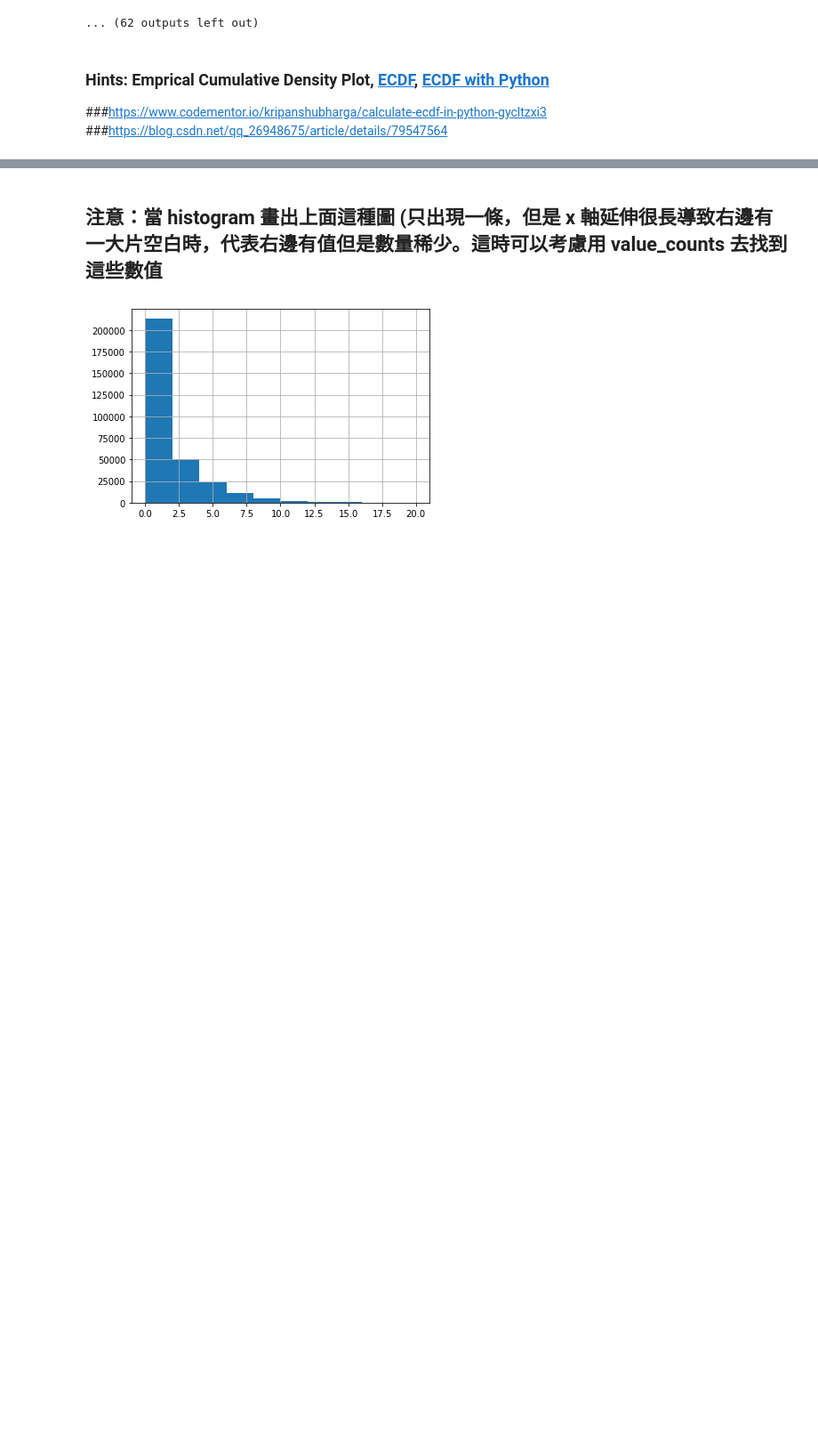
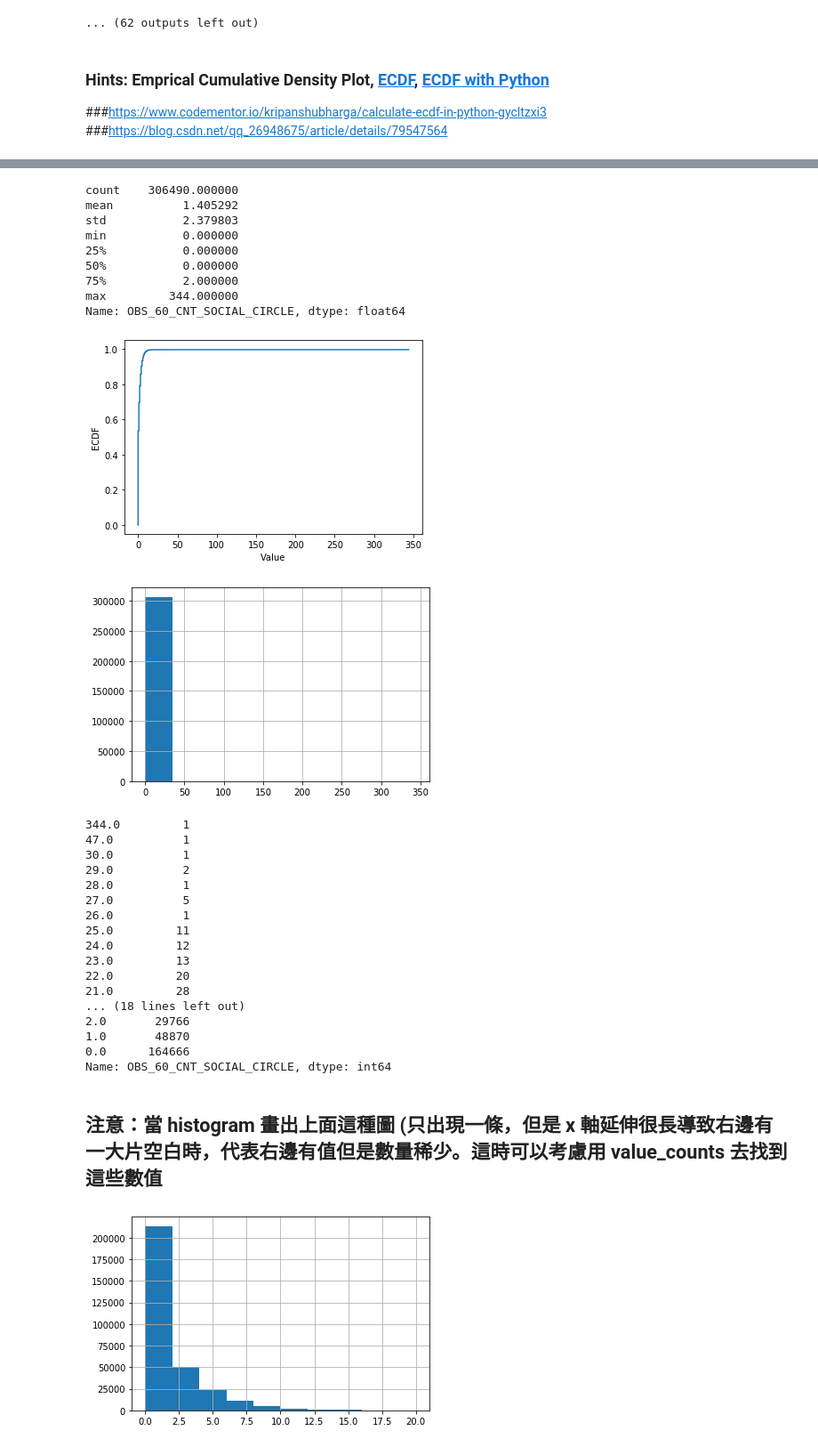
Before and after one commit to RichChang-programmingCenter/3rd-ML100Days, a Jupyter notebook: homework/Day_009_HW.ipynb, the cells around one changed output, grey strips where cells are left out. Shown at 89% size. Drawn from its saved outputs; the diff is of its cells as text; code cells hidden in the pictures; blank space fills up the shorter version.

```diff
--- a/homework/Day_009_HW.ipynb
+++ b/homework/Day_009_HW.ipynb
@@ -140,3 +171,49 @@ Name: REGION_POPULATION_RELATIVE, Length: 81, dtype: int64
+# %%
+# 最大值落在分布之外
+print(app_train['OBS_60_CNT_SOCIAL_CIRCLE'].describe())
+
+# 繪製 Empirical Cumulative Density Plot (ECDF)
+ecdf.index, ecdf.max = ecdf(app_train['OBS_60_CNT_SOCIAL_CIRCLE'])
+
+plt.plot(ecdf.index, ecdf.max)
+plt.xlabel('Value')
+plt.ylabel('ECDF')
+# plt.xlim([ecdf.index.min() * 0.95, ecdf.index.max() * 1.05]) --> Axis limits cannot be NaN or Inf
+plt.ylim([-0.05,1.05]) # 限制顯示圖片的範圍
+plt.show()
+
+app_train['OBS_60_CNT_SOCIAL_CIRCLE'].hist()
+plt.show()
+print(app_train['OBS_60_CNT_SOCIAL_CIRCLE'].value_counts().sort_index(ascending = False))
+# %% [output]
+count    306490.000000
+mean          1.405292
+std           2.379803
+min           0.000000
+25%           0.000000
+50%           0.000000
+75%           2.000000
+max         344.000000
+Name: OBS_60_CNT_SOCIAL_CIRCLE, dtype: float64
+[figure, added]
+[figure, added]
+344.0         1
+47.0          1
+30.0          1
+29.0          2
+28.0          1
+27.0          5
+26.0          1
+25.0         11
+24.0         12
+23.0         13
+22.0         20
+21.0         28
+... (18 lines left out)
+2.0       29766
+1.0       48870
+0.0      164666
+Name: OBS_60_CNT_SOCIAL_CIRCLE, dtype: int64
 # %% [markdown]
 ## 注意：當 histogram 畫出上面這種圖 (只出現一條，但是 x 軸延伸很長導致右邊有一大片空白時，代表右邊有值但是數量稀少。這時可以考慮用 value_counts 去找到這些數值
 # %%
```
Also changed, not shown: parts of 4 cells of this notebook.
